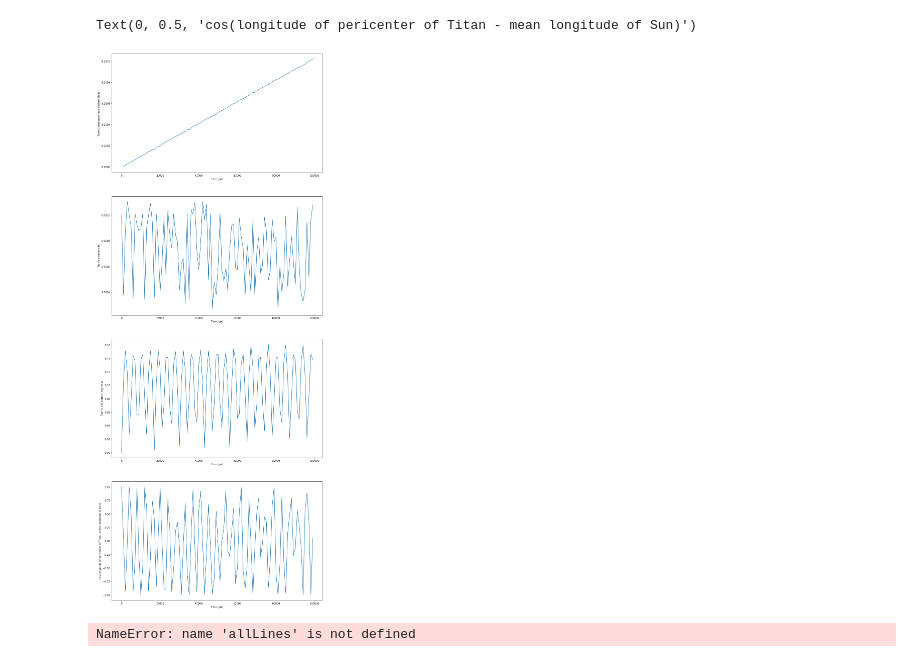
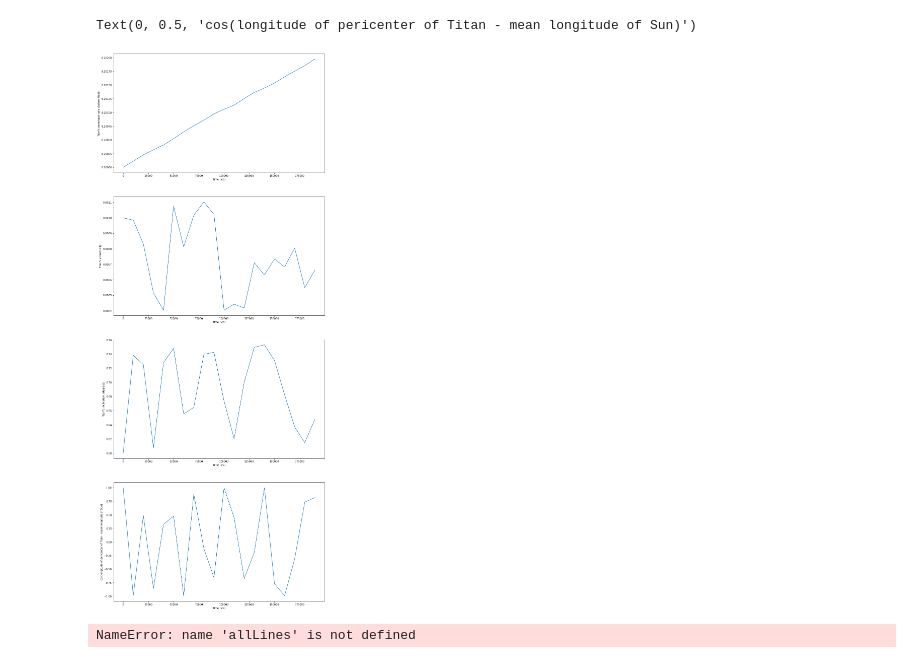
Before and after one commit to hdayuan/F21_JP_Titan-Sims, a Jupyter notebook: plot-titan.ipynb, the cells around one changed output. Saved outputs shown, nothing was run; the diff lists cells and outputs as text; code cells hidden in the pictures.

```diff
--- a/plot-titan.ipynb
+++ b/plot-titan.ipynb
@@ -3,10 +3,18 @@ import matplotlib.pyplot as plt
 import numpy as np
 
 # read arguments, and open corresponding output file
-numSamples = 100
+version = 4
+numSamples = 20
+fa = 8.5
+simTime = .2
 step = 1
-buffer = 3
-f = open(r"v4t-"+str(numSamples)+"s-8.2rs-0.1myrs.txt", "r")
+buffer = 4
+
+if version == 3:
+    f = open(r"v3out-div1.0-"+str(numSamples)+"s-8.2to"+str(fa)+"rs.txt", "r")
+else:
+    f = open(r"v4.1-t-8.2rs-"+str(numSamples)+"s-"+str(simTime)+"myrs.txt", "r")
+
 
 plotSamples = numSamples // step
 
@@ -20,36 +28,44 @@ diff_array = [0] * plotSamples
 # read file
 allLines = f.readlines()
 f.close()
+if (version == 3):
+    incl_index = 4
+    pomega_index = 2
+    m_long_index = 3
+else:
+    incl_index = 2
+    pomega_index = 3
+    m_long_index = 4
 for i in range(buffer, buffer + numSamples, step):
     numbers = allLines[i].split()
     a_array[(i - buffer) // step] = float(numbers[0])
     e_array[(i - buffer) // step] = float(numbers[1])
-    i_array[(i - buffer) // step] = float(numbers[2])/np.pi*180.
+    i_array[(i - buffer) // step] = float(numbers[incl_index])*180./np.pi
     t_array[(i - buffer) // step] = float(numbers[5])
-    diff_array[(i - buffer) // step] = np.cos(float(numbers[3]) - float(numbers[4]))
+    diff_array[(i - buffer) // step] = np.cos(float(numbers[pomega_index]) - float(numbers[m_long_index]))
 
 fig, axs = plt.subplots(4)
 
 fig.set_size_inches(15, 40)
 
 axs[0].plot(t_array,a_array)
 axs[0].set_xlabel('Time (yrs)')
 axs[0].set_ylabel('Titan\'s semimajor axis (Saturn Radii)')
 
 axs[1].plot(t_array,e_array)
 axs[1].set_xlabel('Time (yrs)')
 axs[1].set_ylabel('Titan\'s eccentricity')
 
 axs[2].plot(t_array,i_array)
 axs[2].set_xlabel('Time (yrs)')
 axs[2].set_ylabel('Titan\'s inclination (degrees)')
 
 axs[3].plot(t_array,diff_array)
 axs[3].set_xlabel('Time (yrs)')
 axs[3].set_ylabel('cos(longitude of pericenter of Titan - mean longitude of Sun)')
 # %% [output]
 Text(0, 0.5, 'cos(longitude of pericenter of Titan - mean longitude of Sun)')
-[figure, old version]
+[figure, new version]
 # %%
 start_ratio = 0.
 end_ratio = 1./8.
```
Also changed, not shown: 2 other files.
